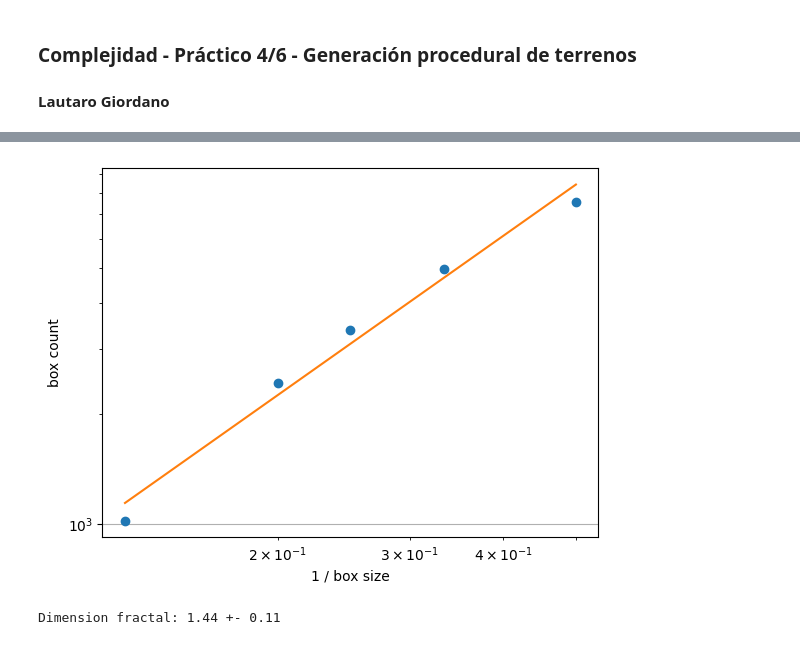
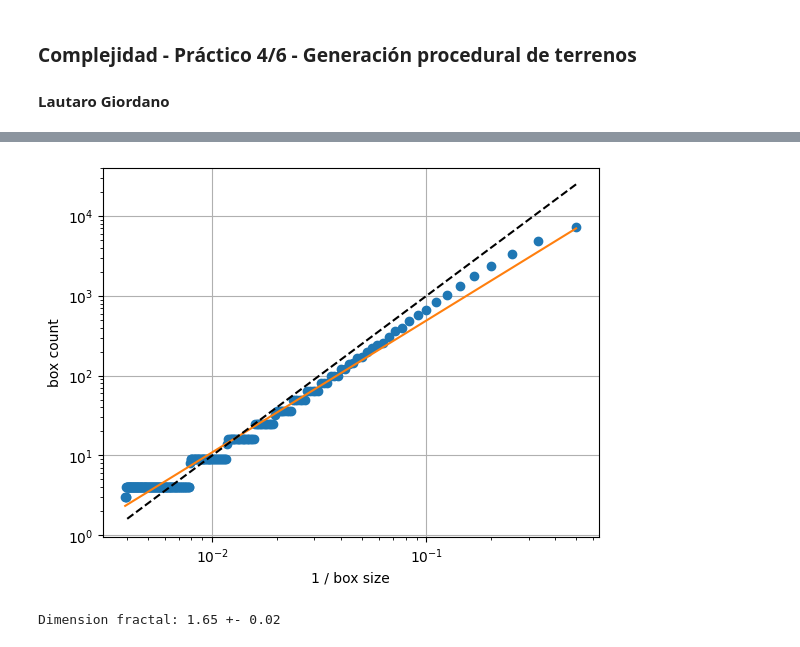
Before and after one commit to lautarogiordano/practicas-complejidad, a Jupyter notebook: p4-generacion-procedural/proc-gen.ipynb, the cells around one changed output, grey strips where cells are left out. Drawn from its saved outputs; the diff is of its cells as text; code cells hidden in the pictures.

```diff
--- a/p4-generacion-procedural/proc-gen.ipynb
+++ b/p4-generacion-procedural/proc-gen.ipynb
@@ -81,14 +81,6 @@ class cueva:
         ax.axis('off')
         plt.show()
 
-
-    def plot_bordes(self):
-        self.bordes = self.ca
-        fig, ax = plt.subplots()
-        ax.imshow(self.bordes)
-
-
-
     def paso_suavizar_cueva(self):
         cueva = self.cueva.copy()
         # No miro los bordes
@@ -111,7 +103,7 @@ class cueva:
 
 
 
-width, height = 128, 128
+width, height = 256, 256
 
 cueva = cueva(width, height, 0.4, seed=10)
 cueva.plot_cueva(bordes=False)
@@ -140,33 +132,36 @@ def box_counting(bordes, box_size):
     boxes = np.zeros((n_boxes_y, n_boxes_x))
 
     for i in range(n_boxes_y):
         for j in range(n_boxes_x):
             # Cuento cuántos bordes hay en el cuadrado
             box = bordes[i*box_size:(i+1)*box_size, j*box_size:(j+1)*box_size]
             boxes[i, j] = np.sum(box)
 
     return np.sum(boxes > 0)
 
-box_sizes = [2, 3, 4, 5, 8]
+box_sizes = np.arange(2, 256)
 inverse_box_sizes = 1 / np.array(box_sizes)
 box_counts = [box_counting(bordes, box_size) for box_size in box_sizes]
 
 plt.plot(inverse_box_sizes, box_counts, 'o')
 plt.xscale('log')
 plt.yscale('log')
 plt.grid()
 
 # Hago un ajuste lineal para encontrar la dimensión fractal
 from scipy.stats import linregress
 
 slope, intercept, _, _, std_err = linregress(np.log(inverse_box_sizes), np.log(box_counts))
 plt.plot(inverse_box_sizes, np.exp(intercept) * inverse_box_sizes**slope)
 
+# Ploteo x^2
+plt.plot(inverse_box_sizes,1e5 * inverse_box_sizes**2, 'k--')
+
 plt.xlabel('1 / box size')
 plt.ylabel('box count')
 plt.show()
 
 print(f'Dimension fractal: {slope:.2f} +- {std_err:.2f}')
 # %% [output]
-[figure, old version]
+[figure, new version]
-Dimension fractal: 1.44 +- 0.11
+Dimension fractal: 1.65 +- 0.02
```
Also changed, not shown: parts of 1 cell of this notebook.
